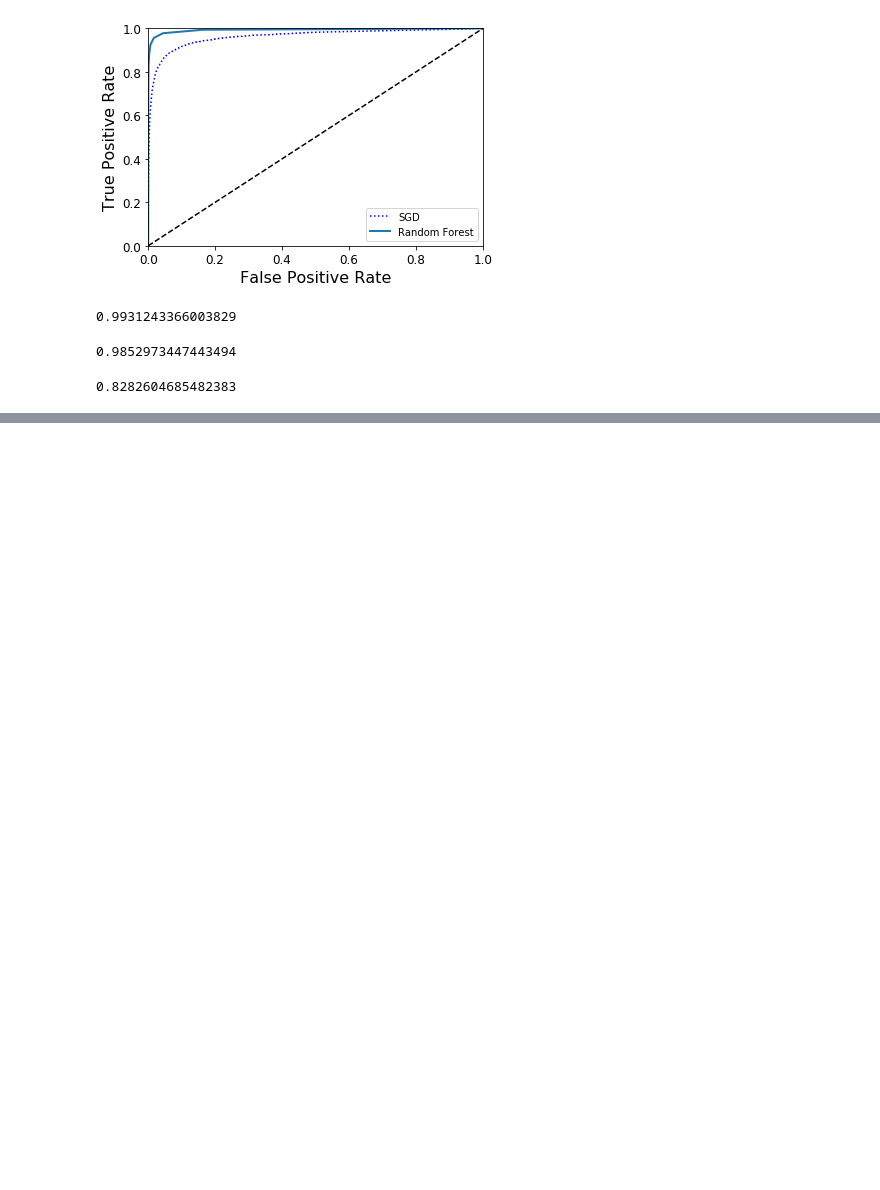
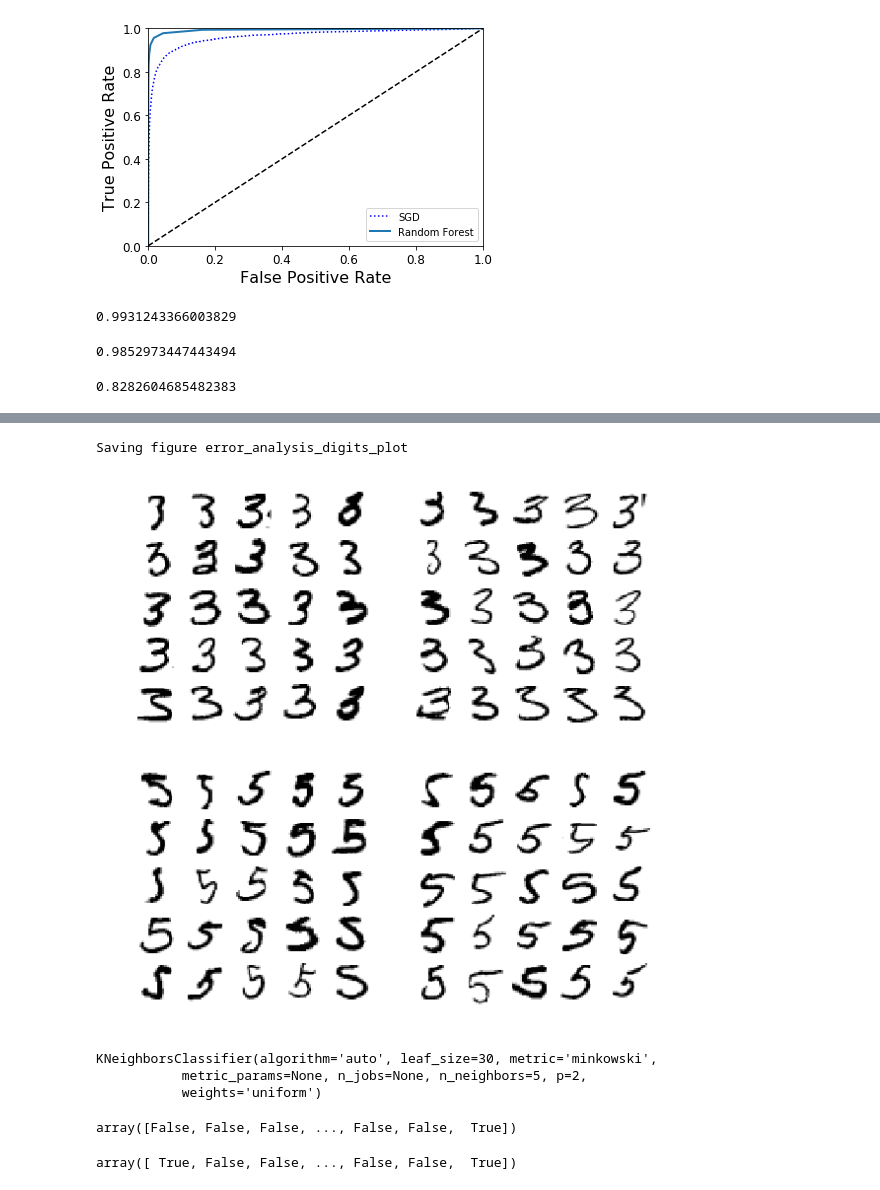
Before and after one commit to HIKARI513/pylab, a Jupyter notebook: pylab/hands_on_ml_with_sklearn_and_tf/chapter03.ipynb, the cells around one changed output, grey strips where cells are left out. Saved outputs shown, nothing was run; the diff lists cells and outputs as text; code cells hidden in the pictures; blank space fills up the shorter version.

```diff
--- a/pylab/hands_on_ml_with_sklearn_and_tf/chapter03.ipynb
+++ b/pylab/hands_on_ml_with_sklearn_and_tf/chapter03.ipynb
@@ -417,0 +447,6 @@ recall_score(y_train_5, y_train_pred_forest)
+# %%
+from sklearn.multiclass import OneVsOneClassifier
+
+ovo_clf = OneVsOneClassifier(SGDClassifier(max_iter=5, random_state=42))
+ovo_clf.fit(X_train, y_train)
+ovo_clf.predict([some_digit])
@@ -417,0 +544,17 @@ recall_score(y_train_5, y_train_pred_forest)
+# %%
+cl_a, cl_b = 3, 5
+X_aa = X_train[(y_train == cl_a) & (y_train_pred == cl_a)]
+X_ab = X_train[(y_train == cl_a) & (y_train_pred == cl_b)]
+X_ba = X_train[(y_train == cl_b) & (y_train_pred == cl_a)]
+X_bb = X_train[(y_train == cl_b) & (y_train_pred == cl_b)]
+
+plt.figure(figsize=(8,8))
+plt.subplot(221); plot_digits(X_aa[:25], images_per_row=5)
+plt.subplot(222); plot_digits(X_ab[:25], images_per_row=5)
+plt.subplot(223); plot_digits(X_ba[:25], images_per_row=5)
+plt.subplot(224); plot_digits(X_bb[:25], images_per_row=5)
+save_fig("error_analysis_digits_plot")
+plt.show()
+# %% [output]
+Saving figure error_analysis_digits_plot
+[figure, added]
@@ -417,0 +563,21 @@ recall_score(y_train_5, y_train_pred_forest)
+# %%
+from sklearn.neighbors import KNeighborsClassifier
+
+y_train_large = (y_train >= 7)
+y_train_odd = (y_train % 2 == 1)
+y_multilabel = np.c_[y_train_large, y_train_odd]
+
+knn_clf = KNeighborsClassifier()
+knn_clf.fit(X_train, y_multilabel)
+# %% [output]
+KNeighborsClassifier(algorithm='auto', leaf_size=30, metric='minkowski',
+           metric_params=None, n_jobs=None, n_neighbors=5, p=2,
+           weights='uniform')
+# %%
+y_train_large
+# %% [output]
+array([False, False, False, ..., False, False,  True])
+# %%
+y_train_odd
+# %% [output]
+array([ True, False, False, ..., False, False,  True])
```
Also changed, not shown: parts of 31 cells of this notebook, 3 other files.
